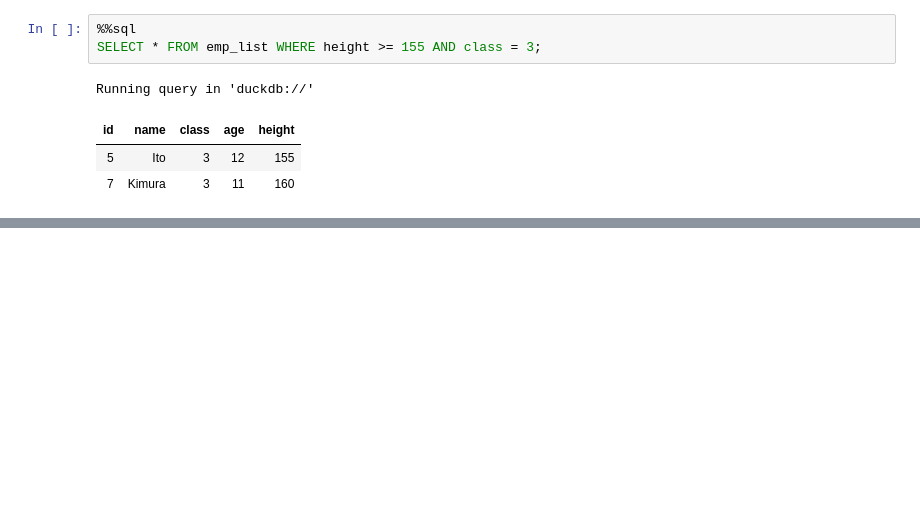
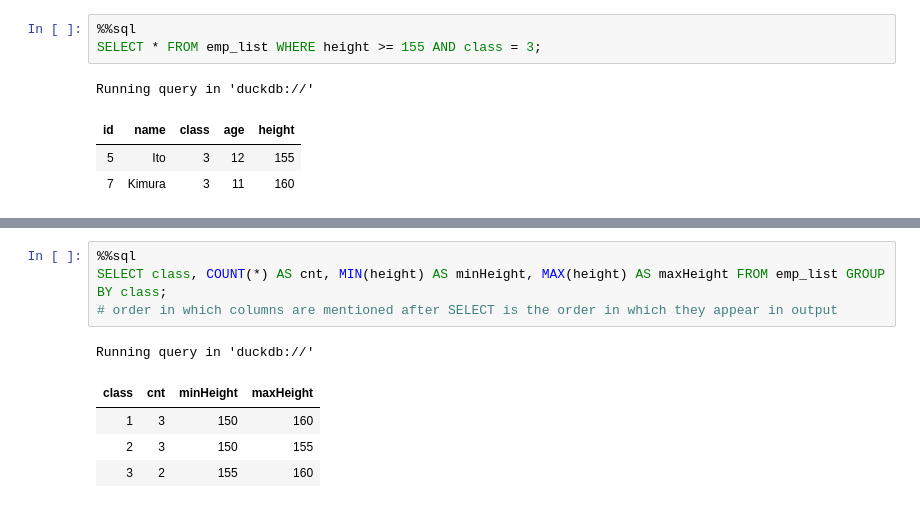
Before and after one commit to shefali-walia/ds-foundations, a Jupyter notebook: week08-sql/notes.ipynb, the cells around one changed output, grey strips where cells are left out. Drawn from its saved outputs; the diff is of its cells as text; blank space fills up the shorter version.

```diff
--- a/week08-sql/notes.ipynb
+++ b/week08-sql/notes.ipynb
@@ -565,0 +662,10 @@ Running query in 'duckdb://'
+# %%
+%%sql
+SELECT class, COUNT(*) AS cnt, MIN(height) AS minHeight, MAX(height) AS maxHeight FROM emp_list GROUP BY class;
+# order in which columns are mentioned after SELECT is the order in which they appear in output
+# %% [output]
+Running query in 'duckdb://'
+| class | cnt | minHeight | maxHeight |
+| 1 | 3 | 150 | 160 |
+| 2 | 3 | 150 | 155 |
+| 3 | 2 | 155 | 160 |
```
Also changed, not shown: parts of 12 cells of this notebook.
